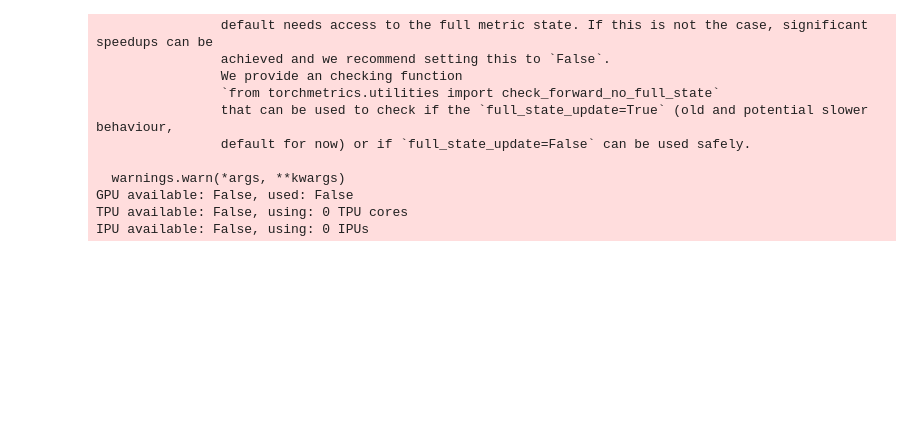
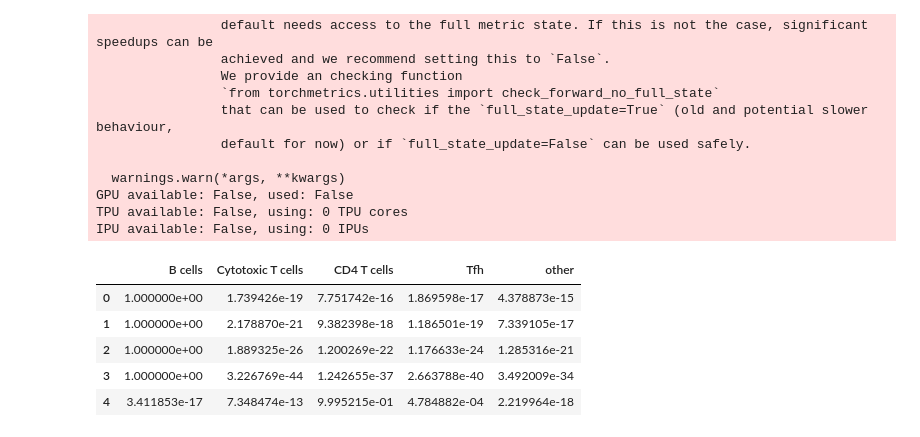
Before and after one commit to meg-bit/immune-cells-TIME-single-cell-anti-PD-1, a Jupyter notebook: test_cellassign.ipynb, the cells around one changed output. Drawn from its saved outputs; the diff is of its cells as text; code cells hidden in the pictures; blank space fills up the shorter version.

```diff
--- a/test_cellassign.ipynb
+++ b/test_cellassign.ipynb
@@ -128,3 +128,13 @@ model.train()
 GPU available: False, used: False
 TPU available: False, using: 0 TPU cores
 IPU available: False, using: 0 IPUs
+# %%
+predictions = model.predict()
+predictions.head()
+# %% [output]
+|  | B cells | Cytotoxic T cells | CD4 T cells | Tfh | other |
+| 0 | 1.000000e+00 | 1.739426e-19 | 7.751742e-16 | 1.869598e-17 | 4.378873e-15 |
+| 1 | 1.000000e+00 | 2.178870e-21 | 9.382398e-18 | 1.186501e-19 | 7.339105e-17 |
+| 2 | 1.000000e+00 | 1.889325e-26 | 1.200269e-22 | 1.176633e-24 | 1.285316e-21 |
+| 3 | 1.000000e+00 | 3.226769e-44 | 1.242655e-37 | 2.663788e-40 | 3.492009e-34 |
+| 4 | 3.411853e-17 | 7.348474e-13 | 9.995215e-01 | 4.784882e-04 | 2.219964e-18 |
```
Also changed, not shown: parts of 1 cell of this notebook, 1 other file.
